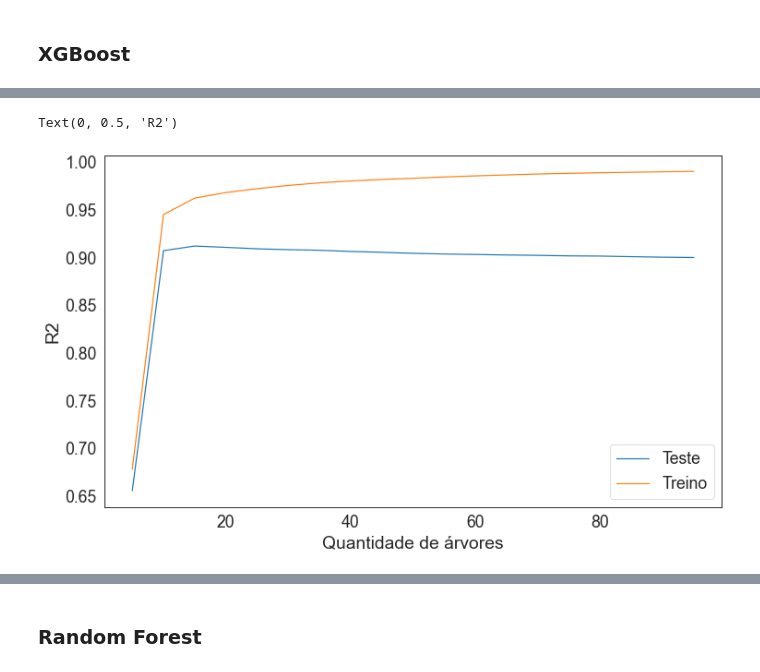
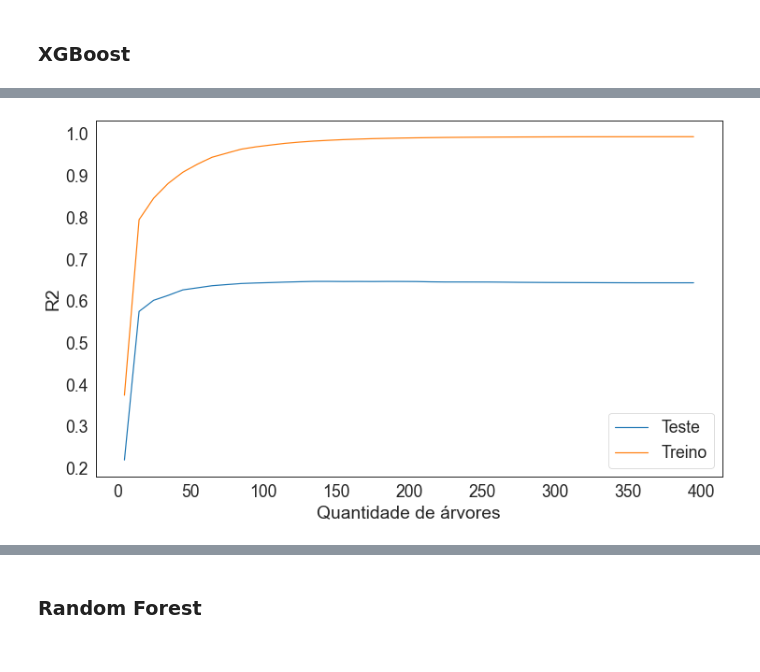
Before and after one commit to gabrielhooper/pq_leiloes_mba, a Jupyter notebook: 5. modelling.ipynb, the cells around one changed output, grey strips where cells are left out. Cells and saved outputs as stored; diff of their text form; code cells hidden in the pictures.

```diff
--- a/5. modelling.ipynb
+++ b/5. modelling.ipynb
@@ -761,2 +710,0 @@ Text(0.5, 0, 'R2 de Teste')
-# %%
-df_train_xgb['xgb_fit'] = scores_xgb['estimator'][0].predict(df_train_xgb.drop(['perc_dec'],axis=1))
@@ -859,9 +711,4 @@ df_estimators = pd.DataFrame({'n_estimators':lst_etimators,'test_score':lst_test
-# %%
-plt.figure(figsize=(12,7))
-sns.lineplot(data=df_estimators,x='n_estimators',y='test_score',label='Teste')
-sns.lineplot(data=df_estimators,x='n_estimators',y='train_score',label='Treino')
-plt.xlabel('Quantidade de árvores')
-plt.ylabel('R2')
-# %% [output]
-Text(0, 0.5, 'R2')
-[figure, removed]
+# %%
+overfit_detect(XGBRegressor,df_train_xgb,'n_estimators',5,400,10,'Quantidade de árvores')
+# %% [output]
+[figure, added]
```
Also changed, not shown: parts of 39 cells of this notebook.
